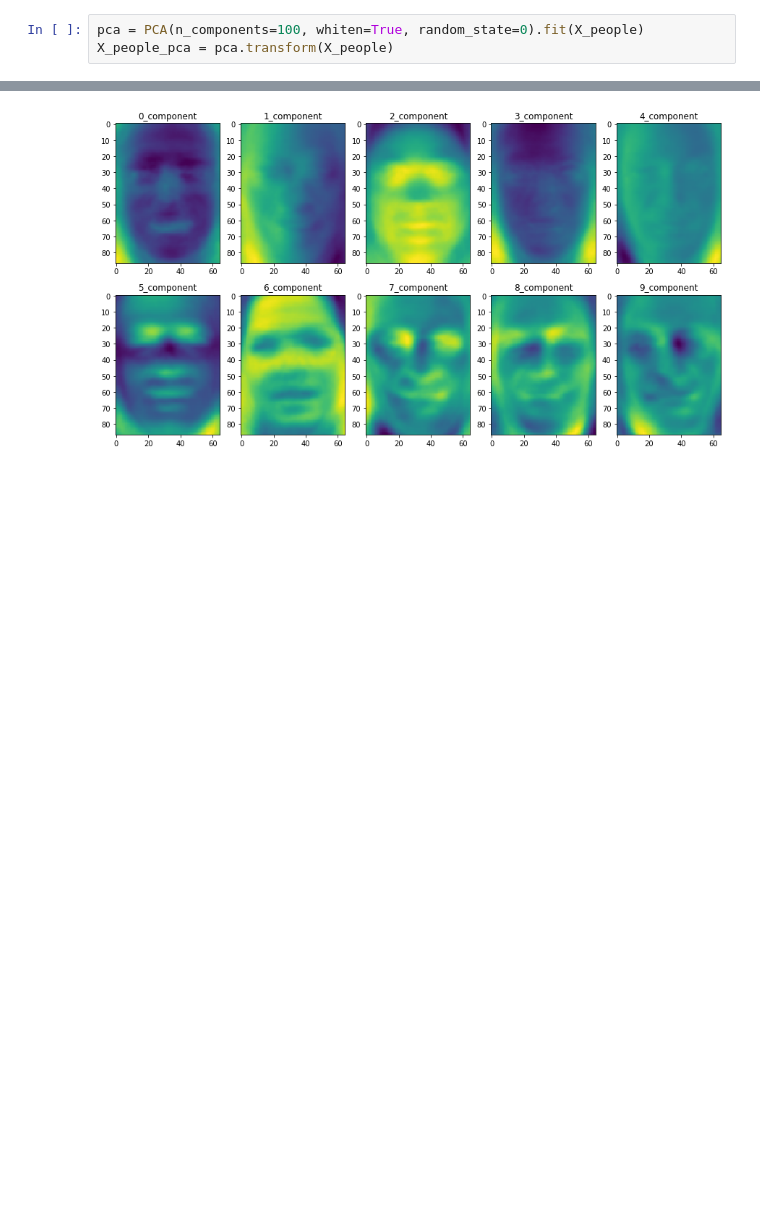
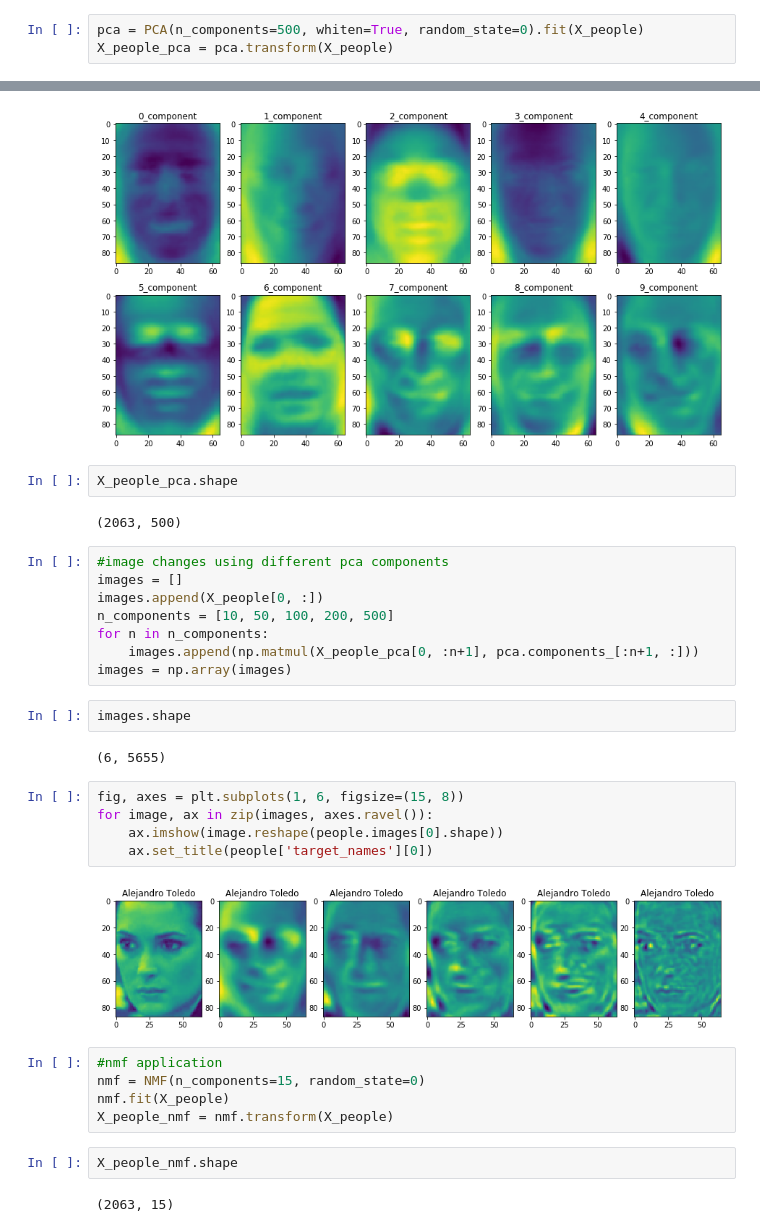
Before and after one commit to xgu60/Introduction_to_machine_learning_with_python, a Jupyter notebook: chapter3_people.ipynb, the cells around one changed output, grey strips where cells are left out. Drawn from its saved outputs; the diff is of its cells as text; blank space fills up the shorter version.

```diff
--- a/chapter3_people.ipynb
+++ b/chapter3_people.ipynb
@@ -74,7 +69,7 @@ y_pelple = people.target[mask]
 #change the range from 0-255 to 0-1
 X_people = X_people / 255
 # %%
-pca = PCA(n_components=100, whiten=True, random_state=0).fit(X_people)
+pca = PCA(n_components=500, whiten=True, random_state=0).fit(X_people)
 X_people_pca = pca.transform(X_people)
 # %%
 plt.scatter(x=X_people_pca[:, 0], y=X_people_pca[:, 1])
@@ -92,3 +87,35 @@ for i, (component, ax) in enumerate(zip(pca.components_, axes.ravel())):
     ax.set_title(str(i) + "_component")
 # %% [output]
 [figure]
+# %%
+X_people_pca.shape
+# %% [output]
+(2063, 500)
+# %%
+#image changes using different pca components
+images = []
+images.append(X_people[0, :])
+n_components = [10, 50, 100, 200, 500]
+for n in n_components:
+    images.append(np.matmul(X_people_pca[0, :n+1], pca.components_[:n+1, :]))
+images = np.array(images)
+# %%
+images.shape
+# %% [output]
+(6, 5655)
+# %%
+fig, axes = plt.subplots(1, 6, figsize=(15, 8))
+for image, ax in zip(images, axes.ravel()):
+    ax.imshow(image.reshape(people.images[0].shape))
+    ax.set_title(people['target_names'][0])
+# %% [output]
+[figure, added]
+# %%
+#nmf application
+nmf = NMF(n_components=15, random_state=0)
+nmf.fit(X_people)
+X_people_nmf = nmf.transform(X_people)
+# %%
+X_people_nmf.shape
+# %% [output]
+(2063, 15)
```
Also changed, not shown: parts of 7 cells of this notebook.
